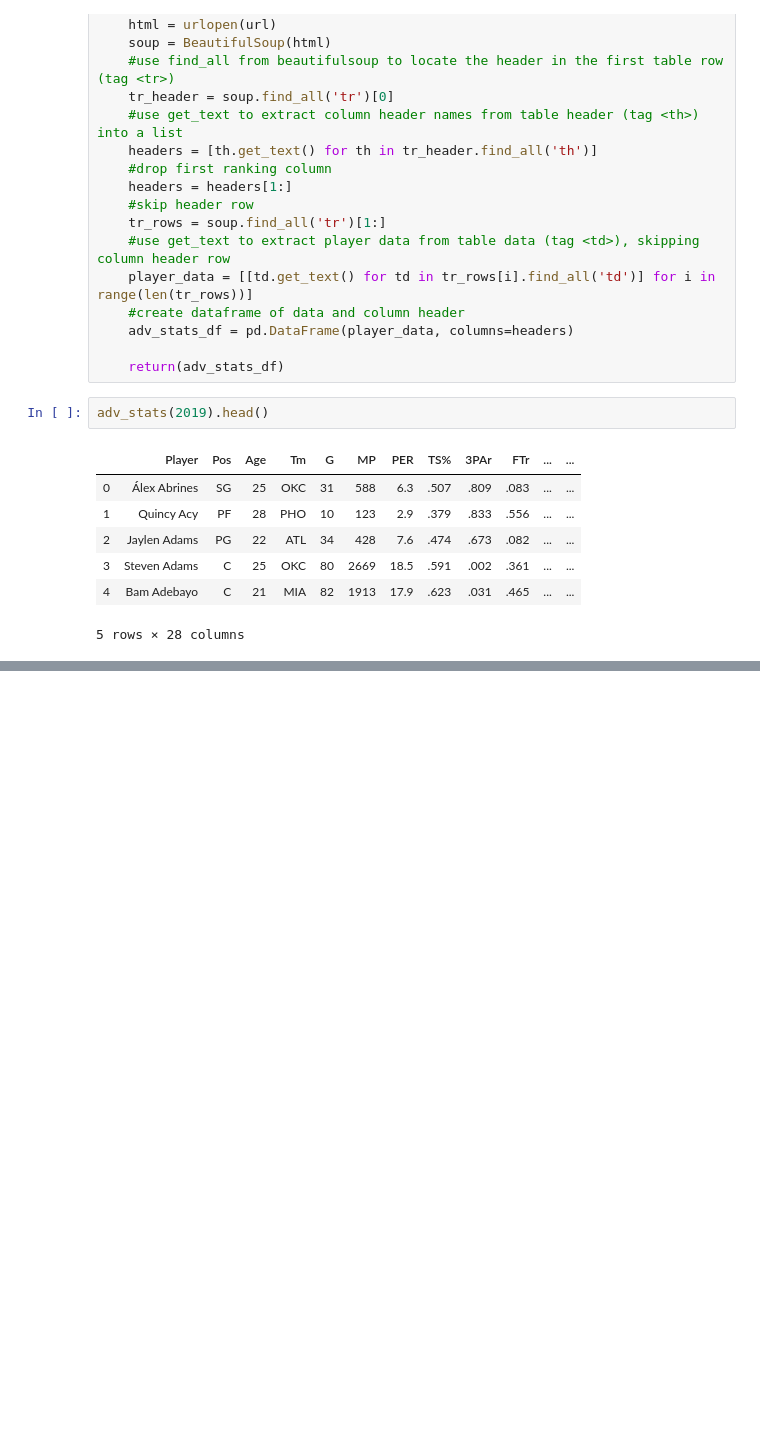
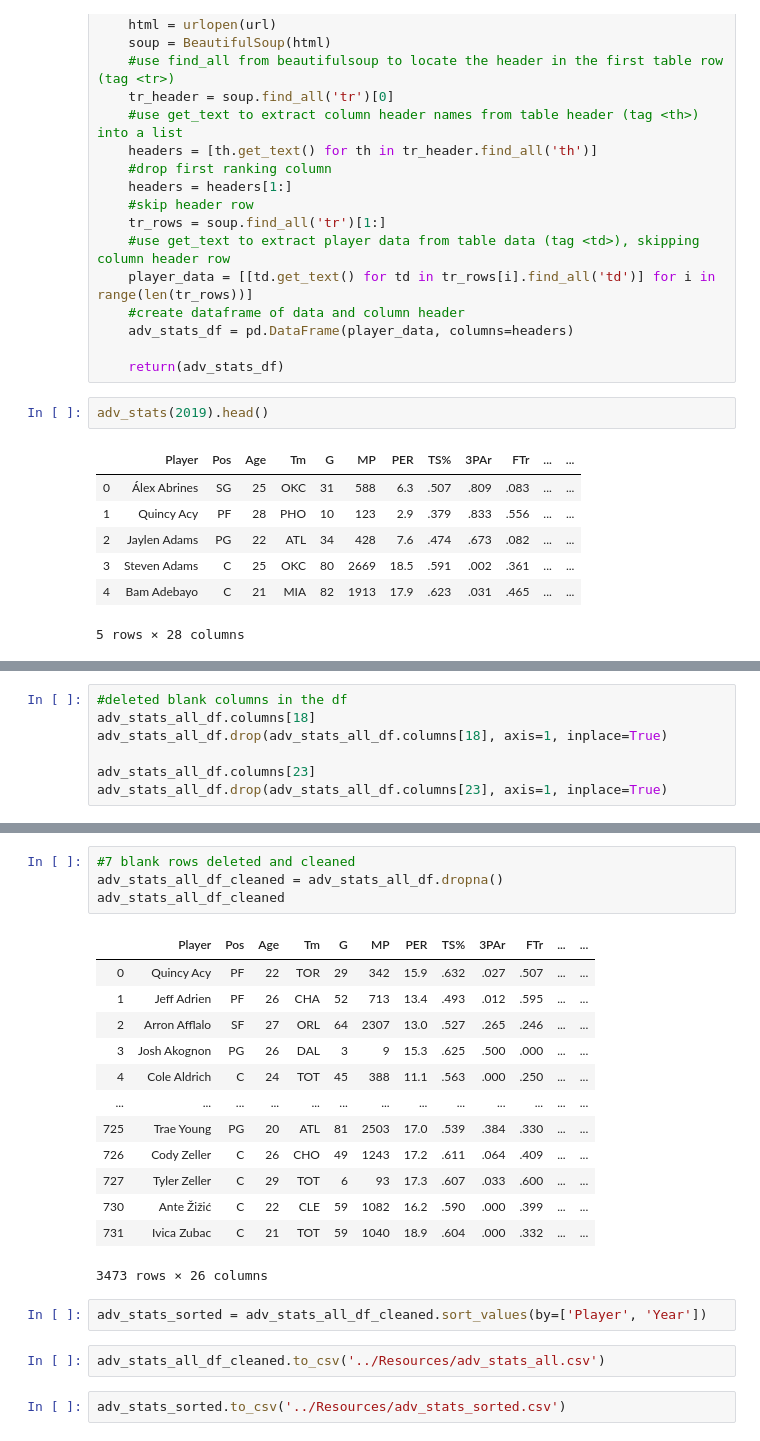
Before and after one commit to ekuo651/NBA-WinLoss-Predictor, a Jupyter notebook: Data Extraction/adv_stats.ipynb, the cells around one changed output, grey strips where cells are left out. Cells and saved outputs as stored; diff of their text form; blank space fills up the shorter version.

```diff
--- a/Data Extraction/adv_stats.ipynb
+++ b/Data Extraction/adv_stats.ipynb
@@ -148,0 +104,7 @@ adv_stats_all_df
+# %%
+#deleted blank columns in the df
+adv_stats_all_df.columns[18]
+adv_stats_all_df.drop(adv_stats_all_df.columns[18], axis=1, inplace=True)
+
+adv_stats_all_df.columns[23]
+adv_stats_all_df.drop(adv_stats_all_df.columns[23], axis=1, inplace=True)
@@ -148,0 +138,24 @@ adv_stats_all_df
+# %%
+#7 blank rows deleted and cleaned
+adv_stats_all_df_cleaned = adv_stats_all_df.dropna()
+adv_stats_all_df_cleaned
+# %% [output]
+|  | Player | Pos | Age | Tm | G | MP | PER | TS% | 3PAr | FTr | ... | ... |
+| 0 | Quincy Acy | PF | 22 | TOR | 29 | 342 | 15.9 | .632 | .027 | .507 | ... | ... |
+| 1 | Jeff Adrien | PF | 26 | CHA | 52 | 713 | 13.4 | .493 | .012 | .595 | ... | ... |
+| 2 | Arron Afflalo | SF | 27 | ORL | 64 | 2307 | 13.0 | .527 | .265 | .246 | ... | ... |
+| 3 | Josh Akognon | PG | 26 | DAL | 3 | 9 | 15.3 | .625 | .500 | .000 | ... | ... |
+| 4 | Cole Aldrich | C | 24 | TOT | 45 | 388 | 11.1 | .563 | .000 | .250 | ... | ... |
+| ... | ... | ... | ... | ... | ... | ... | ... | ... | ... | ... | ... | ... |
+| 725 | Trae Young | PG | 20 | ATL | 81 | 2503 | 17.0 | .539 | .384 | .330 | ... | ... |
+| 726 | Cody Zeller | C | 26 | CHO | 49 | 1243 | 17.2 | .611 | .064 | .409 | ... | ... |
+| 727 | Tyler Zeller | C | 29 | TOT | 6 | 93 | 17.3 | .607 | .033 | .600 | ... | ... |
+| 730 | Ante Žižić | C | 22 | CLE | 59 | 1082 | 16.2 | .590 | .000 | .399 | ... | ... |
+| 731 | Ivica Zubac | C | 21 | TOT | 59 | 1040 | 18.9 | .604 | .000 | .332 | ... | ... |
+3473 rows × 26 columns
+# %%
+adv_stats_sorted = adv_stats_all_df_cleaned.sort_values(by=['Player', 'Year'])
+# %%
+adv_stats_all_df_cleaned.to_csv('../Resources/adv_stats_all.csv')
+# %%
+adv_stats_sorted.to_csv('../Resources/adv_stats_sorted.csv')
```
Also changed, not shown: parts of 22 cells of this notebook, 4 other files.
